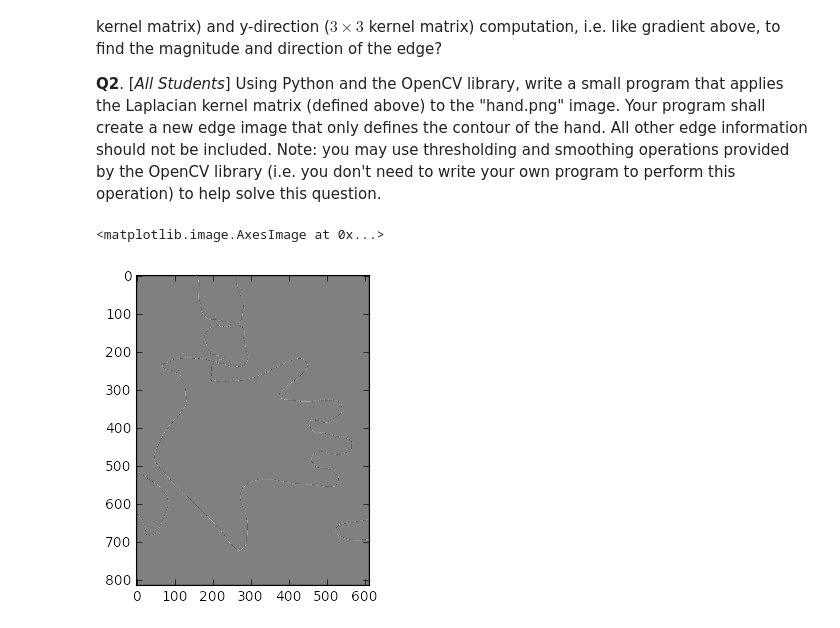
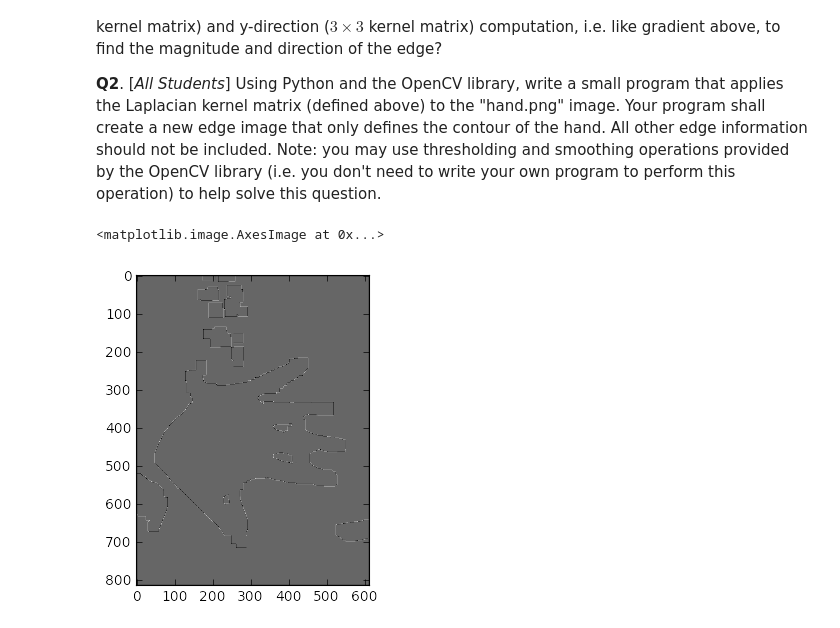
Before and after one commit to munsellb/ComputerVision, a Jupyter notebook: Brent.ipynb, the cells around one changed output. Drawn from its saved outputs; the diff is of its cells as text; code cells hidden in the pictures.

```diff
--- a/Brent.ipynb
+++ b/Brent.ipynb
@@ -128,6 +128,7 @@ I = cv2.imread( filename )
 
 G = cv2.cvtColor( I, cv2.COLOR_BGR2GRAY )
 G = cv2.equalizeHist( G )
+G = cv2.GaussianBlur( G, (5,5), 45.0 )
 
 # create an empty magnitude (M) and
 # angle (A) image that has the same
@@ -142,10 +143,14 @@ A = np.zeros( G.shape )
 [ret, thresh2] = cv2.threshold( G, 150, 255, cv2.THRESH_BINARY_INV )
 thresh = np.multiply( thresh1, thresh2 )
 
-# smooth image, i.e. fill in black pix values
-# that are surrounded by a neighborhood of
+# morphological operation, i.e. fill in black pix
+# values that are surrounded by a neighborhood of
 # white pix values
-thresh = cv2.GaussianBlur( thresh, (45,45), 35.0 )
+kernel = cv2.getStructuringElement( cv2.MORPH_RECT, (25,25) )
+thresh = cv2.morphologyEx(thresh, cv2.MORPH_OPEN, kernel)
+
+plt.figure()
+plt.imshow( thresh )
 
 m,n = thresh.shape
 
@@ -227,10 +233,13 @@ I = cv2.imread( filename )
 
 G = cv2.cvtColor( I, cv2.COLOR_BGR2GRAY )
 G = cv2.equalizeHist( G )
+G = cv2.GaussianBlur( G, (5,5), 45.0 )
 
-# create an empty edge (E) image
-# that has the same resolution as G
-E = np.zeros( G.shape )
+# create an empty magnitude (M) and
+# angle (A) image that has the same
+# resolution as image G
+M = np.zeros( G.shape )
+A = np.zeros( G.shape )
 
 # two level threshold (60 to 150)
 # anything >= 60 set to 255, else set to 0
@@ -239,36 +248,37 @@ E = np.zeros( G.shape )
 [ret, thresh2] = cv2.threshold( G, 150, 255, cv2.THRESH_BINARY_INV )
 thresh = np.multiply( thresh1, thresh2 )
 
-# smooth image, i.e. fill in black pix values
-# that are surrounded by a neighborhood of
+# morphological operation, i.e. fill in black pix
+# values that are surrounded by a neighborhood of
 # white pix values
-thresh = cv2.GaussianBlur( thresh, (45,45), 35.0 )
+kernel = cv2.getStructuringElement( cv2.MORPH_RECT, (25,25) )
+thresh = cv2.morphologyEx(thresh, cv2.MORPH_OPEN, kernel)
 
 m,n = thresh.shape
 
 for i in xrange(0, m-1):
 
     # few ternary operators to check index
     # out-of-bounds conditions, e.g. I[-1,:]
     dy = i if i+1 > m-1 else i+1
     ddy = 0 if i-1 < 0 else i-1
 
     for j in xrange(0, n-1):
 
         # few ternary operators to check index
         # out-of-bounds conditions, e.g. I[:,-1]
         dx = j if j+1 > n-1 else j+1
         ddx = 0 if j-1 < 0 else j-1
 
         # compute 2nd order derivative using
         # 3x3 kernel matrix values
         E[i,j] = thresh[i,dx] + thresh[i,ddx] + thresh[dy,j] + thresh[ddy,j] - (4*thresh[i,j])
 
 # opencv Laplacian function, should give the
 # same results (uncomment to compare)
 #S = cv2.Laplacian( thresh, cv2.CV_64F )
 
 plt.imshow( E, cmap='gray')
 # %% [output]
 <matplotlib.image.AxesImage at 0x...>
-[figure, old version]
+[figure, new version]
```
Also changed, not shown: parts of 1 cell of this notebook.
